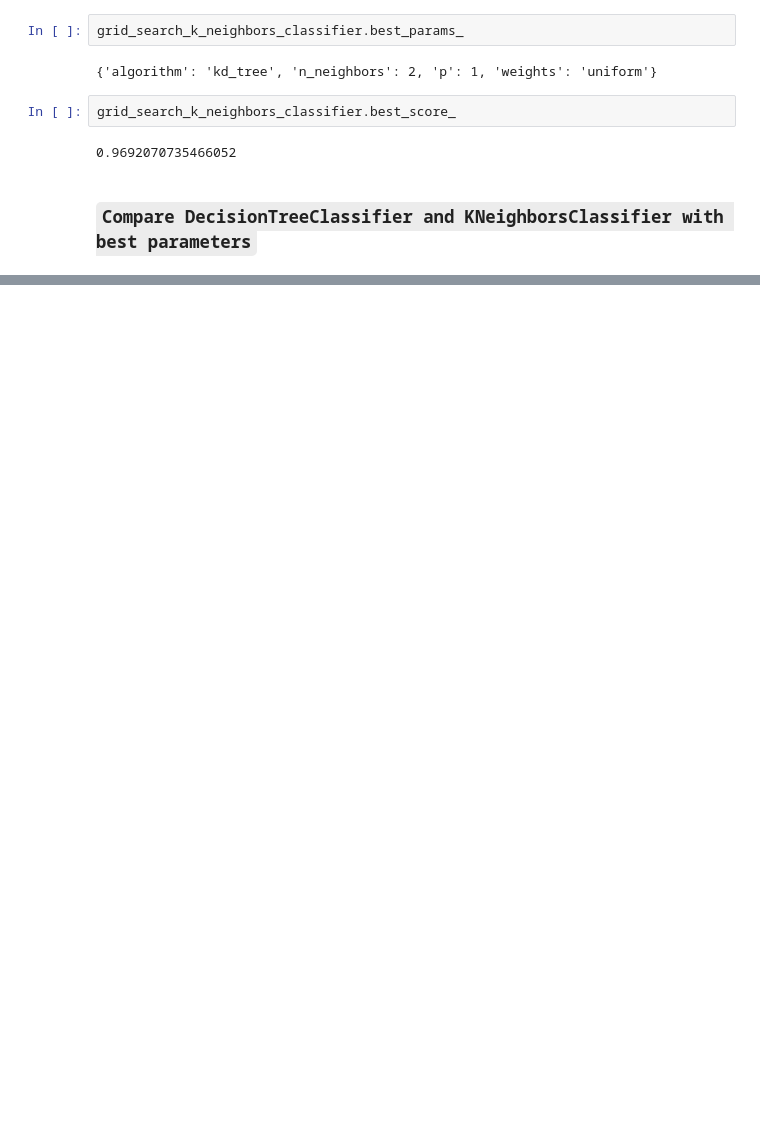
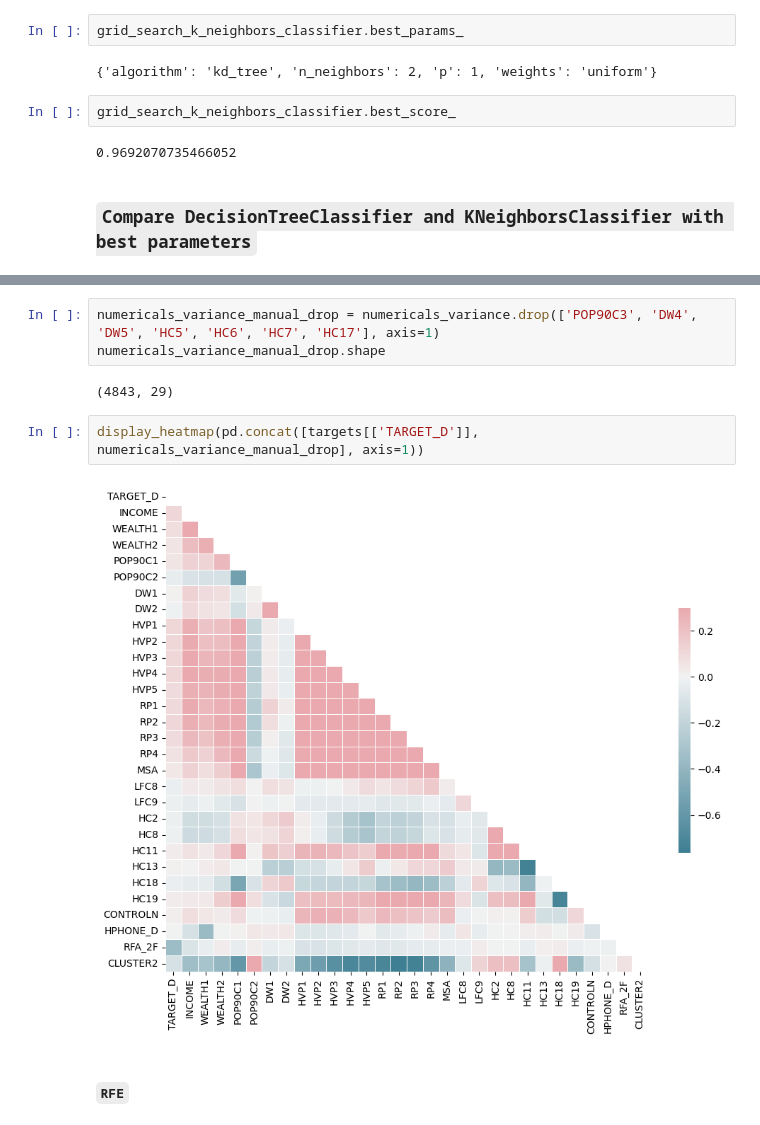
Before and after one commit to fabio1623/lab-case-regression, a Jupyter notebook: solution.ipynb, the cells around one changed output, grey strips where cells are left out. Saved outputs shown, nothing was run; the diff lists cells and outputs as text; blank space fills up the shorter version.

```diff
--- a/solution.ipynb
+++ b/solution.ipynb
@@ -402,0 +591,11 @@ f1:  1.0
+# %%
+numericals_variance_manual_drop = numericals_variance.drop(['POP90C3', 'DW4', 'DW5', 'HC5', 'HC6', 'HC7', 'HC17'], axis=1)
+numericals_variance_manual_drop.shape
+# %% [output]
+(4843, 29)
+# %%
+display_heatmap(pd.concat([targets[['TARGET_D']], numericals_variance_manual_drop], axis=1))
+# %% [output]
+[figure, added]
+# %% [markdown]
+#### `RFE`
```
Also changed, not shown: parts of 94 cells of this notebook, 1 other file.
